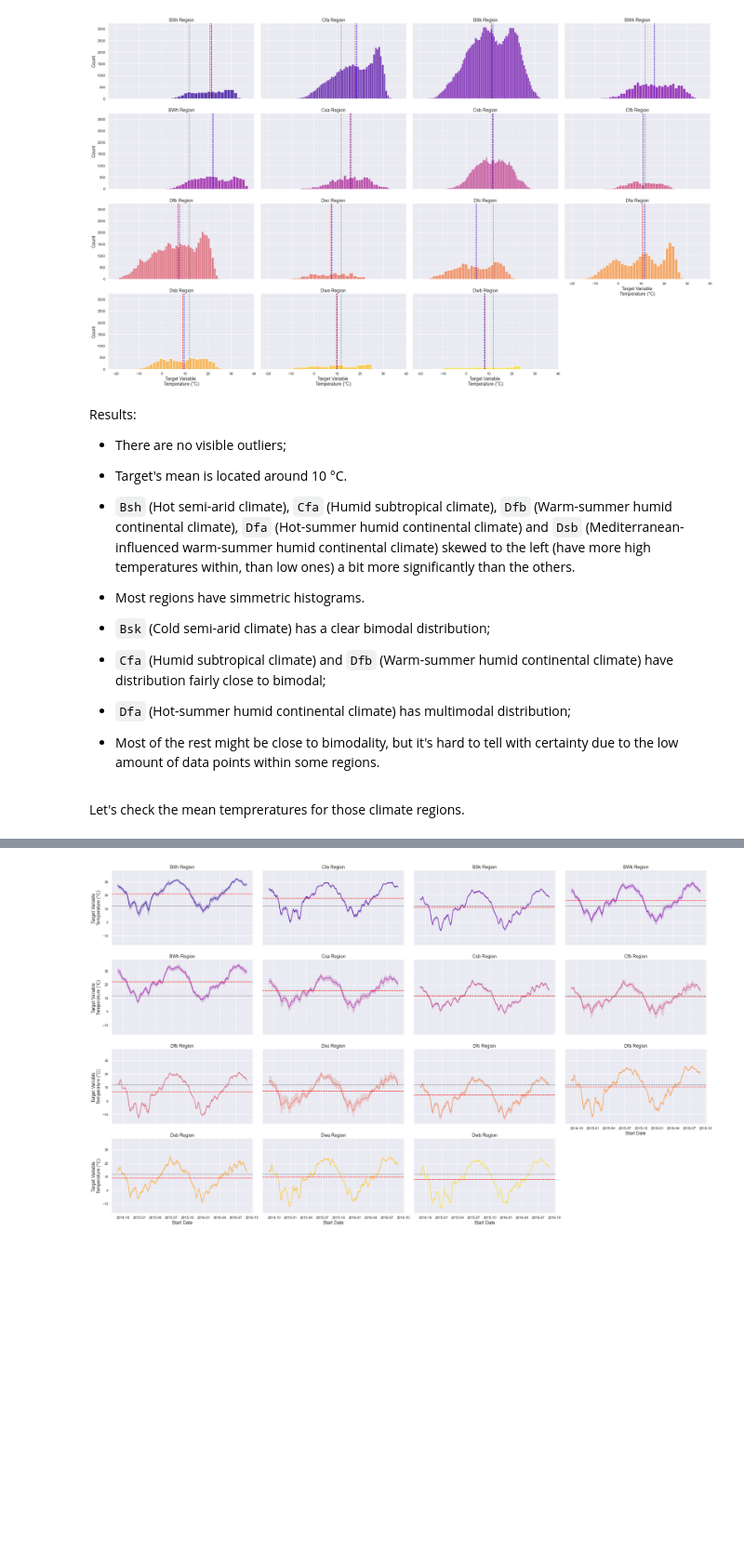
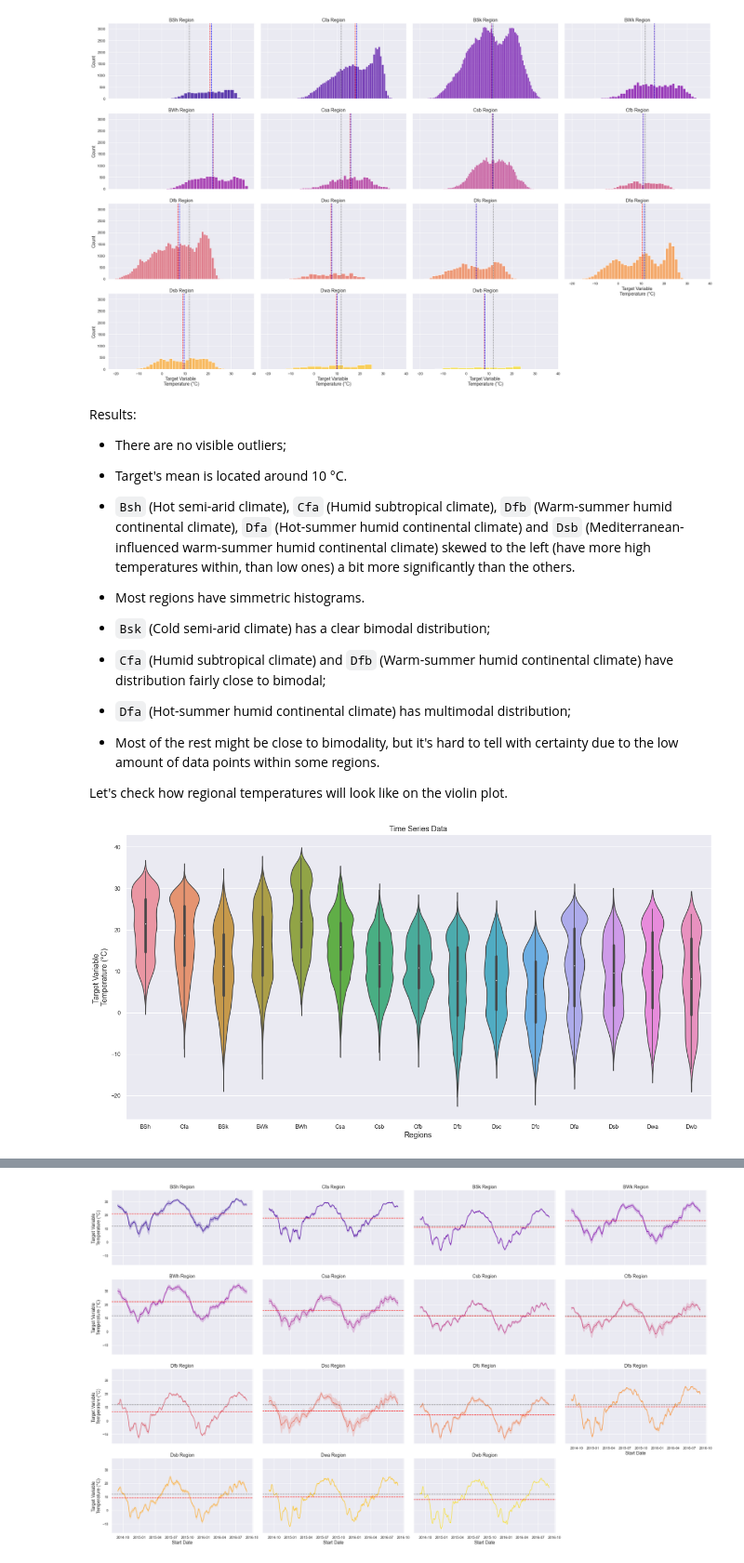
Before and after one commit to 3quetra/portfolio, a Jupyter notebook: ml/deep_learning/time_series/wids_datathon_2023/eda_temp_prediction.ipynb, the cells around one changed output, grey strips where cells are left out. Shown at 93% size. Saved outputs shown, nothing was run; the diff lists cells and outputs as text; code cells hidden in the pictures; blank space fills up the shorter version.

Commit message:
Add temperature fluctuations

```diff
--- a/ml/deep_learning/time_series/wids_datathon_2023/eda_temp_prediction.ipynb
+++ b/ml/deep_learning/time_series/wids_datathon_2023/eda_temp_prediction.ipynb
@@ -557,5 +557,22 @@ Results:
 - `Cfa` (Humid subtropical climate) and `Dfb` (Warm-summer humid continental climate) have distribution fairly close to bimodal;
 - `Dfa` (Hot-summer humid continental climate) has multimodal distribution;
 - Most of the rest might be close to bimodality, but it's hard to tell with certainty due to the low amount of data points within some regions.
+
+
+Let's check how regional temperatures will look like on the violin plot.
-# %% [markdown]
-Let's check the mean tempreratures for those climate regions.
+# %%
+# Set up the grid
+fig,ax= plt.subplots(1,1, figsize=(20,10))
+
+# Pass data to the plot
+ax = sns.violinplot(x=train_data['climateregions__climateregion'], y=train_data['contest-tmp2m-14d__tmp2m'])
+
+# Add descriptions
+ax.set_title('Time Series Data', fontsize = 'large')
+ax.set_ylabel(ylabel = 'Target Variable \nTemperature (°C)', fontsize = 'large')
+ax.set_xlabel('Regions', fontsize = 'large')
+
+# Show the result
+plt.show()
+# %% [output]
+[figure, added]
```
Also changed, not shown: parts of 14 cells of this notebook.
